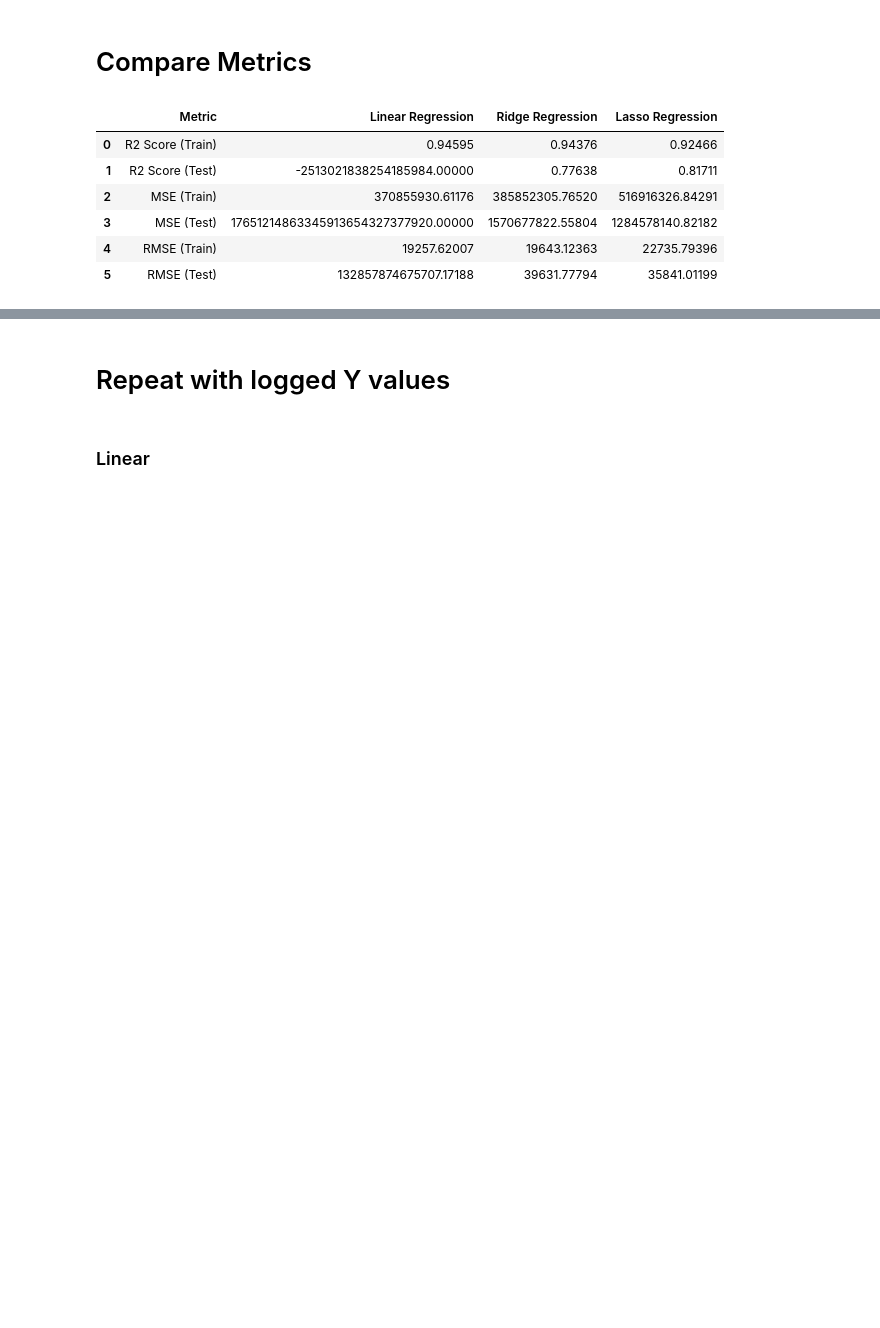
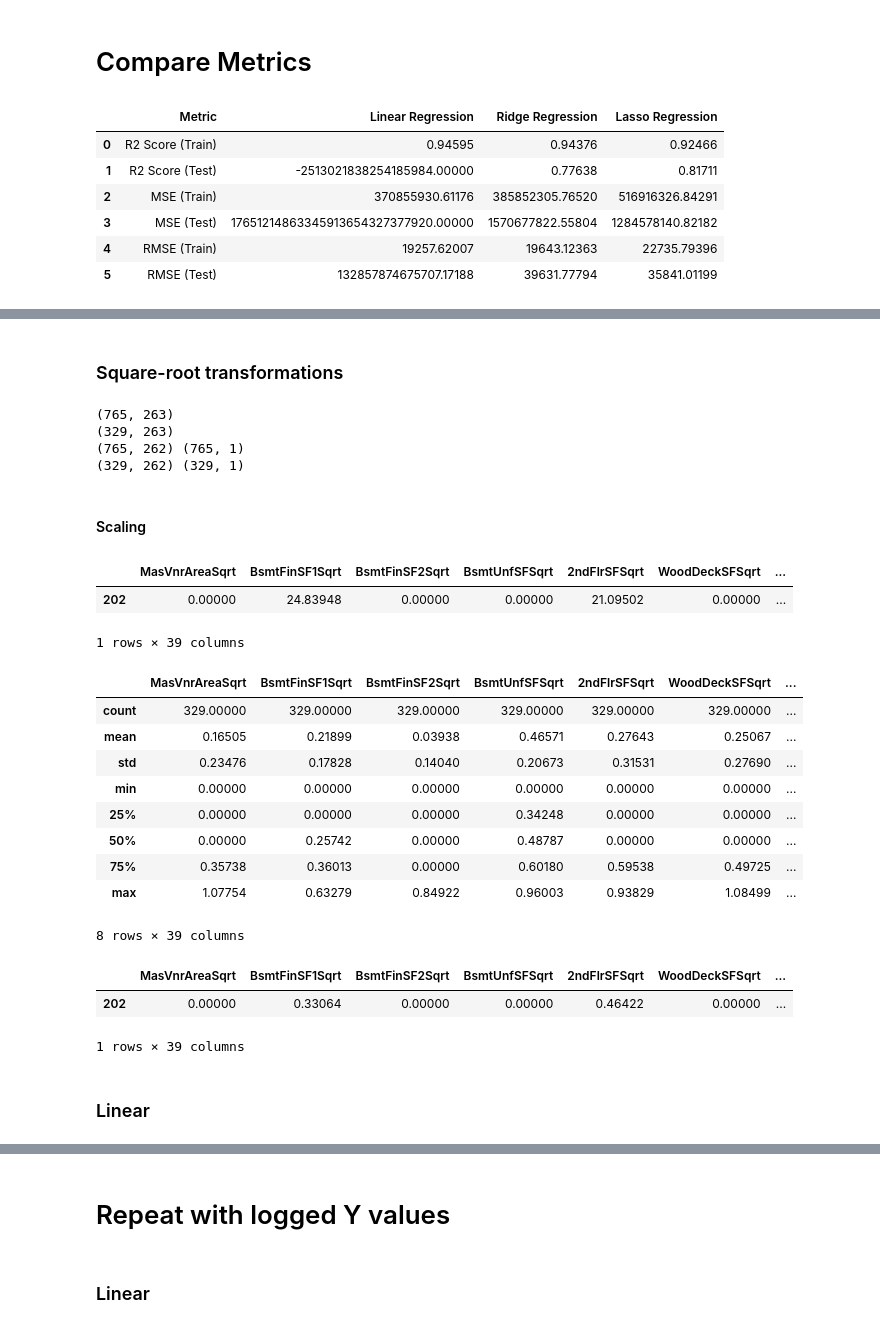
Before and after one commit to krishnajiraoh/upGrad_advanced_regression_assignment, a Jupyter notebook: Assignment.ipynb, the cells around one changed output, grey strips where cells are left out. Cells and saved outputs as stored; diff of their text form; code cells hidden in the pictures; blank space fills up the shorter version.

```diff
--- a/Assignment.ipynb
+++ b/Assignment.ipynb
@@ -538,0 +545,77 @@ final_metric
+# %%
+log_cols = ["LotFrontage", "LotArea", "TotalBsmtSF", "1stFlrSF", "GrLivArea", "GarageArea"]
+
+for col in log_cols:
+    df[col + "Log"] = np.log(df[col])
+
+log_cols = [ col+'Log' for col in log_cols]
+# %% [markdown]
+### Square-root transformations
+# %%
+sqrt_cols = ["MasVnrArea", "BsmtFinSF1", "BsmtFinSF2", "BsmtUnfSF", "2ndFlrSF",
+                "WoodDeckSF", "OpenPorchSF", "EnclosedPorch", "ScreenPorch", "MiscVal" ]
+
+for col in sqrt_cols:
+    df[col + "Sqrt"] = np.sqrt(df[col])
+    df[col + "Sqrt"] = np.sqrt(df[col])
+
+sqrt_cols = [ col+'Sqrt' for col in sqrt_cols]
+# %%
+features = df.columns.drop("SalePrice")
+target = "SalePrice"
+
+df_train, df_test = train_test_split(df, train_size = 0.7, test_size = 0.3, random_state = 100)
+print(df_train.shape)
+print(df_test.shape)
+
+X_train = df_train[features]
+y_train = df_train[[target]]
+
+X_test = df_test[features]
+y_test = df_test[[target]]
+
+print(X_train.shape, y_train.shape)
+print(X_test.shape, y_test.shape)
+# %% [output]
+(765, 263)
+(329, 263)
+(765, 262) (765, 1)
+(329, 262) (329, 1)
+# %% [markdown]
+#### Scaling
+# %%
+new_cont_cols = sqrt_cols + log_cols + cont_cols
+
+X_test[new_cont_cols[:-1]].iloc[[0]]
+# %% [output]
+|  | MasVnrAreaSqrt | BsmtFinSF1Sqrt | BsmtFinSF2Sqrt | BsmtUnfSFSqrt | 2ndFlrSFSqrt | WoodDeckSFSqrt | ... |
+| 202 | 0.00000 | 24.83948 | 0.00000 | 0.00000 | 21.09502 | 0.00000 | ... |
+1 rows × 39 columns
+# %%
+scalerX = MinMaxScaler()
+#scaler = StandardScaler()
+
+X_train[new_cont_cols[:-1]] = scalerX.fit_transform(X_train[new_cont_cols[:-1]])
+X_train[cont_cols[:-1]].describe()
+
+X_test[new_cont_cols[:-1]] = scalerX.transform(X_test[new_cont_cols[:-1]])
+X_test[new_cont_cols[:-1]].describe()
+# %% [output]
+|  | MasVnrAreaSqrt | BsmtFinSF1Sqrt | BsmtFinSF2Sqrt | BsmtUnfSFSqrt | 2ndFlrSFSqrt | WoodDeckSFSqrt | ... |
+| count | 329.00000 | 329.00000 | 329.00000 | 329.00000 | 329.00000 | 329.00000 | ... |
+| mean | 0.16505 | 0.21899 | 0.03938 | 0.46571 | 0.27643 | 0.25067 | ... |
+| std | 0.23476 | 0.17828 | 0.14040 | 0.20673 | 0.31531 | 0.27690 | ... |
+| min | 0.00000 | 0.00000 | 0.00000 | 0.00000 | 0.00000 | 0.00000 | ... |
+| 25% | 0.00000 | 0.00000 | 0.00000 | 0.34248 | 0.00000 | 0.00000 | ... |
+| 50% | 0.00000 | 0.25742 | 0.00000 | 0.48787 | 0.00000 | 0.00000 | ... |
+| 75% | 0.35738 | 0.36013 | 0.00000 | 0.60180 | 0.59538 | 0.49725 | ... |
+| max | 1.07754 | 0.63279 | 0.84922 | 0.96003 | 0.93829 | 1.08499 | ... |
+8 rows × 39 columns
+# %%
+X_test[new_cont_cols[:-1]].iloc[[0]]
+# %% [output]
+|  | MasVnrAreaSqrt | BsmtFinSF1Sqrt | BsmtFinSF2Sqrt | BsmtUnfSFSqrt | 2ndFlrSFSqrt | WoodDeckSFSqrt | ... |
+| 202 | 0.00000 | 0.33064 | 0.00000 | 0.00000 | 0.46422 | 0.00000 | ... |
+1 rows × 39 columns
+# %% [markdown]
+### Linear
```
Also changed, not shown: parts of 27 cells of this notebook.
